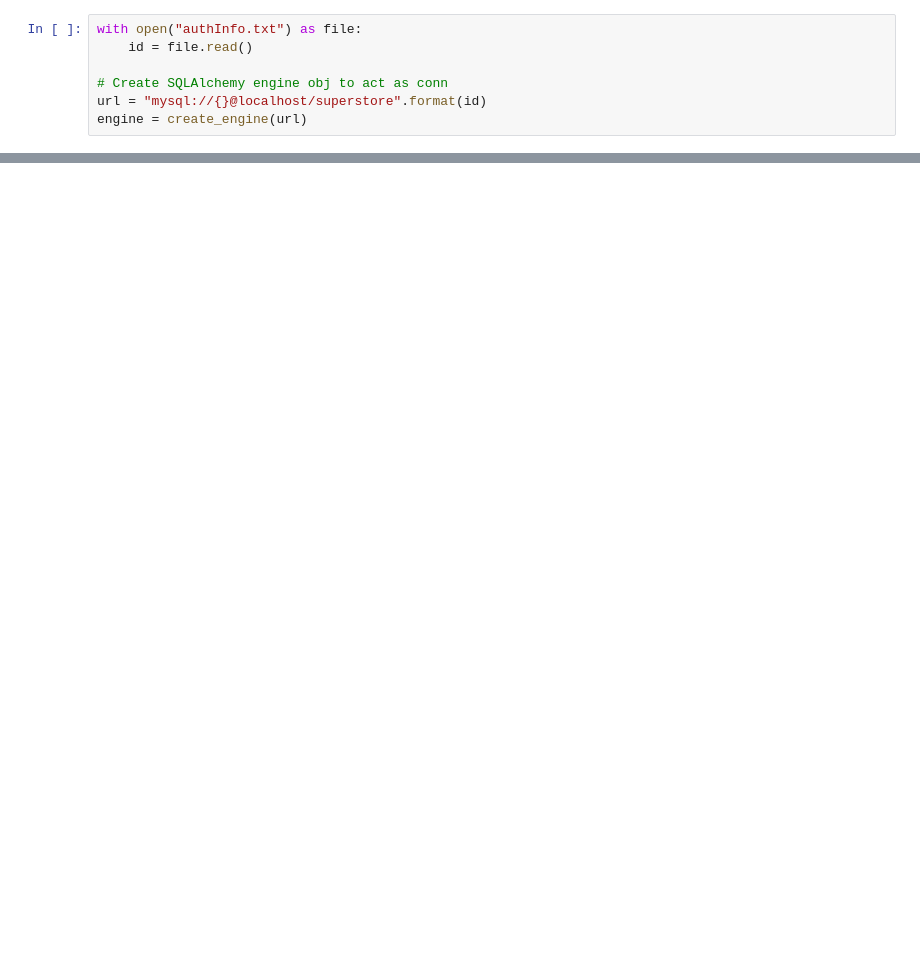
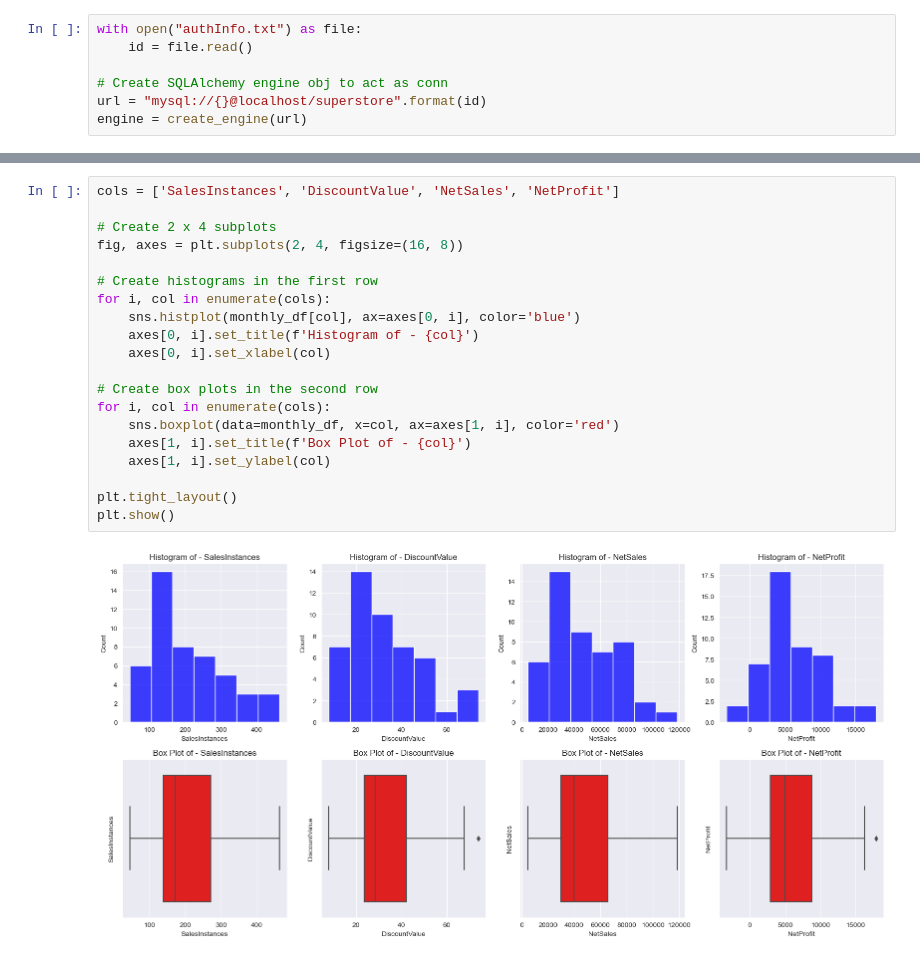
Before and after one commit to Road2Data/P4-Superstore-Sales, a Jupyter notebook: analysis.ipynb, the cells around one changed output, grey strips where cells are left out. Drawn from its saved outputs; the diff is of its cells as text; blank space fills up the shorter version.

Commit message:
factoring and visualizations

```diff
--- a/analysis.ipynb
+++ b/analysis.ipynb
@@ -35,0 +64,22 @@ px.line(data_frame=monthly_df, x="YearMonth", y=["NetSales", "NetProfit"], title
+# %%
+cols = ['SalesInstances', 'DiscountValue', 'NetSales', 'NetProfit']
+
+# Create 2 x 4 subplots
+fig, axes = plt.subplots(2, 4, figsize=(16, 8))
+
+# Create histograms in the first row
+for i, col in enumerate(cols):
+    sns.histplot(monthly_df[col], ax=axes[0, i], color='blue')
+    axes[0, i].set_title(f'Histogram of - {col}')
+    axes[0, i].set_xlabel(col)
+
+# Create box plots in the second row
+for i, col in enumerate(cols):
+    sns.boxplot(data=monthly_df, x=col, ax=axes[1, i], color='red')
+    axes[1, i].set_title(f'Box Plot of - {col}')
+    axes[1, i].set_ylabel(col)
+
+plt.tight_layout()
+plt.show()
+# %% [output]
+[figure, added]
```
Also changed, not shown: parts of 6 cells of this notebook, 1 other file.
